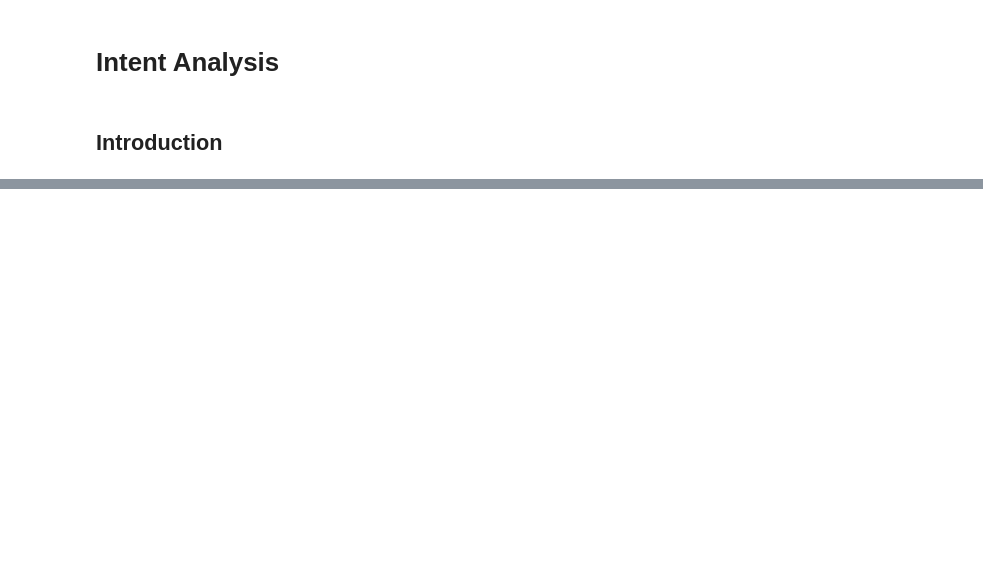
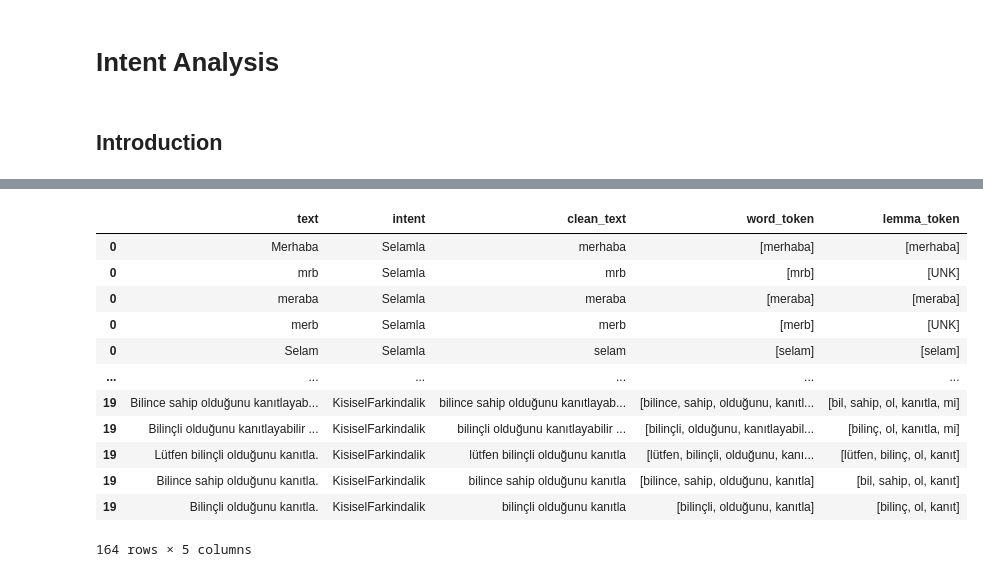
Before and after one commit to Tek-nr/Turkish-Intent-Analysis, a Jupyter notebook: intent_analysis.ipynb, the cells around one changed output, grey strips where cells are left out. Cells and saved outputs as stored; diff of their text form; code cells hidden in the pictures; blank space fills up the shorter version.

```diff
--- a/intent_analysis.ipynb
+++ b/intent_analysis.ipynb
@@ -156,0 +292,3 @@ df_patterns = df_patterns.drop_duplicates()
+# %%
+df_patterns['word_token'] = df_patterns['clean_text'].apply(lambda x: prep.word_tokenize(x))
+df_patterns
@@ -156,0 +309,27 @@ df_patterns = df_patterns.drop_duplicates()
+# %%
+def lemmas(word_list):
+    lemma = []
+    for word in word_list:
+        result = str(morphology.analyzeAndDisambiguate(word).bestAnalysis()[0].getLemmas()[0])
+        if result == "UNK":
+            lemma.append(result)
+        else:
+            lemma.append(result)
+    return lemma
+# %%
+df_patterns['lemma_token'] = df_patterns['word_token'].apply(lambda x : lemmas(x))
+df_patterns
+# %% [output]
+|  | text | intent | clean_text | word_token | lemma_token |
+| 0 | Merhaba | Selamla | merhaba | [merhaba] | [merhaba] |
+| 0 | mrb | Selamla | mrb | [mrb] | [UNK] |
+| 0 | meraba | Selamla | meraba | [meraba] | [meraba] |
+| 0 | merb | Selamla | merb | [merb] | [UNK] |
+| 0 | Selam | Selamla | selam | [selam] | [selam] |
+| ... | ... | ... | ... | ... | ... |
+| 19 | Bilince sahip olduğunu kanıtlayab... | KisiselFarkindalik | bilince sahip olduğunu kanıtlayab... | [bilince, sahip, olduğunu, kanıtl... | [bil, sahip, ol, kanıtla, mi] |
+| 19 | Bilinçli olduğunu kanıtlayabilir ... | KisiselFarkindalik | bilinçli olduğunu kanıtlayabilir ... | [bilinçli, olduğunu, kanıtlayabil... | [bilinç, ol, kanıtla, mi] |
+| 19 | Lütfen bilinçli olduğunu kanıtla. | KisiselFarkindalik | lütfen bilinçli olduğunu kanıtla | [lütfen, bilinçli, olduğunu, kanı... | [lütfen, bilinç, ol, kanıt] |
+| 19 | Bilince sahip olduğunu kanıtla. | KisiselFarkindalik | bilince sahip olduğunu kanıtla | [bilince, sahip, olduğunu, kanıtla] | [bil, sahip, ol, kanıt] |
+| 19 | Bilinçli olduğunu kanıtla. | KisiselFarkindalik | bilinçli olduğunu kanıtla | [bilinçli, olduğunu, kanıtla] | [bilinç, ol, kanıt] |
+164 rows × 5 columns
```
Also changed, not shown: parts of 51 cells of this notebook, 3 other files.
